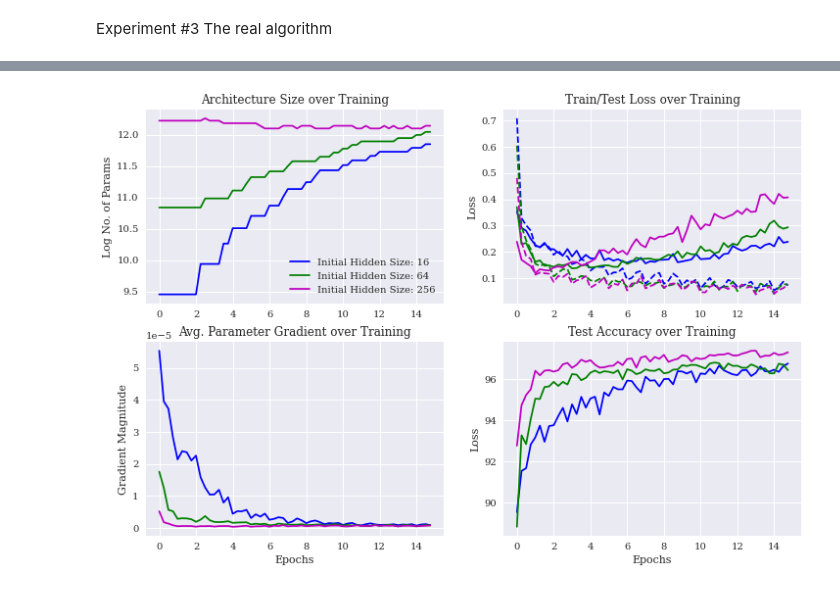
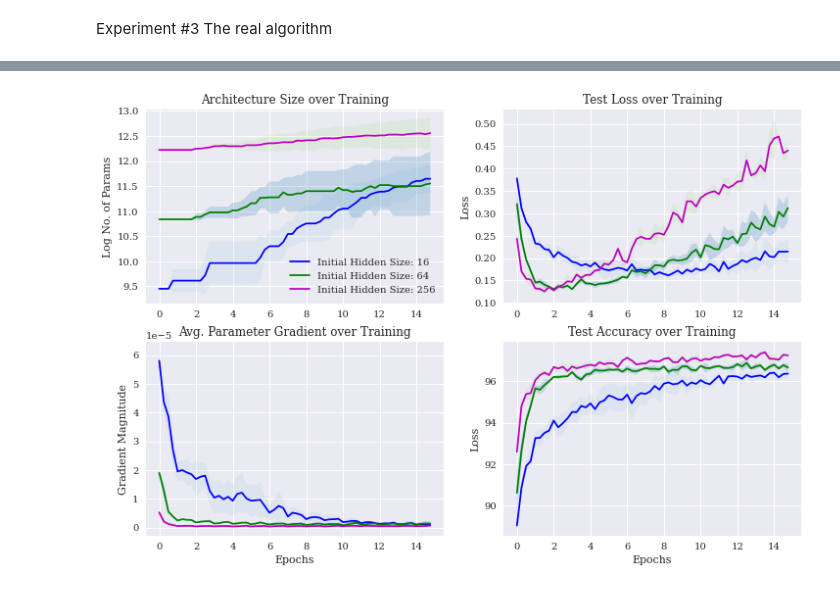
Before and after one commit to aguerra7002/AdaptableNNs, a Jupyter notebook: AdaptableNetworkTesting.ipynb, the cells around one changed output, grey strips where cells are left out. Saved outputs shown, nothing was run; the diff lists cells and outputs as text; code cells hidden in the pictures.

```diff
--- a/AdaptableNetworkTesting.ipynb
+++ b/AdaptableNetworkTesting.ipynb
@@ -122,8 +122,8 @@ tensor_transform = transforms.Compose([
 train_data = QMNIST('./data/', download=True, train=True, transform=tensor_transform)
 test_data = QMNIST('./data/', download=True, train=False, transform=tensor_transform)
 
-train_loader = DataLoader(train_data, batch_size=256, shuffle=True, num_workers=2)
-test_loader = DataLoader(test_data, batch_size=256, shuffle=True, num_workers=2)
+train_loader = DataLoader(train_data, batch_size=256, shuffle=True, num_workers=8)
+test_loader = DataLoader(test_data, batch_size=256, shuffle=True, num_workers=8)
 # %%
 def train_static_model(device, model, train_loader, test_loader, teststep = 125, eps=2e-4, logging = True):
 
@@ -449,11 +449,13 @@ def train_dynamic_model(device, model, train_loader, test_loader, teststep = 50,
 
     return acc_list, test_acc, loss_list, test_loss, model_size, grad_list
 # %%
-results3 = {}
+#results3 = {}
 num_epochs = 15
 hss = [16, 64, 256] # TODO: Add More
 for hs in hss:
-    for _ in range(3):
+    for i in range(3):
+        torch.manual_seed(i)
+        np.random.seed(i)
         model = AdaptableNet(device, 784, 10, hidden_size=[hs]).to(device)
         acc_list, test_acc, loss_list, test_loss, model_size, grads = train_dynamic_model(device, model, train_loader, test_loader, num_epochs=num_epochs, logging=True)
         if hs in results3.keys():
@@ -484,28 +465,64 @@ Epoch [3], Step [100/235], Train/Test Loss: 0.1884/0.2302, Train/Test Accuracy:
 # %%
 fig, ((axs1, axs2), (axs3, axs4)) = plt.subplots(2,2, figsize=(12,8))
 x_axis = np.arange(0,num_epochs, .25)
 # Plotting goes here
 color = ["b", "g", "m", "r"]
 keys = [16, 64, 256]
 for i, key in enumerate(keys):
+    acc_list_3 = []
+    test_acc_3 = []
+    loss_list_3 = []
+    test_loss_3 = []
+    model_size_3 = []
+    grads_3 = []
     for j in range(3):
-        pass
-    axs1.plot(x_axis, np.log(model_size), color[i], label='Initial Hidden Size: ' + str(key))
-    axs2.plot(x_axis, test_loss, color[i])
-    axs2.plot(x_axis, loss_list, color[i] + "--")
-    axs3.plot(x_axis, grads, color[i])
-    axs4.plot(x_axis, test_acc, color[i])
+        (acc_list, test_acc, loss_list, test_loss, model_size, grads) = results3[key][-j]
+        acc_list_3.append(acc_list)
+        test_acc_3.append(test_acc)
+        loss_list_3.append(loss_list)
+        test_loss_3.append(test_loss)
+        model_size_3.append(model_size)
+        grads_3.append(grads)
+
+    acc_list_mean = np.mean(acc_list_3, axis=0)
+    test_acc_mean = np.mean(test_acc_3, axis=0)
+    loss_list_mean = np.mean(loss_list_3, axis=0)
+    test_loss_mean = np.mean(test_loss_3, axis=0)
+    model_size_mean = np.mean(np.log(model_size_3), axis=0)
+    grads_mean = np.mean(grads_3, axis=0)
+
+    acc_list_std = np.std(acc_list_3, axis=0)
+    test_acc_std = np.std(test_acc_3, axis=0)
+    loss_list_std = np.std(loss_list_3, axis=0)
+    test_loss_std = np.std(test_loss_3, axis=0)
+    model_size_std = np.std(np.log(model_size_3), axis=0)
+    grads_std = np.std(grads_3, axis=0)
+
+    axs1.plot(x_axis, model_size_mean, color[i], label='Initial Hidden Size: ' + str(key))
+    axs1.fill_between(x_axis, model_size_mean - model_size_std, model_size_mean + model_size_std, alpha=0.2)
+
+    axs2.plot(x_axis, test_loss_mean, color[i])
+    axs2.fill_between(x_axis, test_loss_mean - test_loss_std, test_loss_mean + test_loss_std, alpha=0.2)
+
+#     axs2.plot(x_axis, loss_list, color[i] + "--")
+#     axs2.plot(x_axis, loss_list)
+
+    axs3.plot(x_axis, grads_mean, color[i])
+    axs3.fill_between(x_axis, grads_mean - grads_std, grads_mean + grads_std, alpha=0.2)
+
+    axs4.plot(x_axis, test_acc_mean, color[i])
+    axs4.fill_between(x_axis, test_acc_mean - test_acc_std, test_acc_mean + test_acc_std, alpha=0.2)
 
 # Formatting
 axs1.title.set_text("Architecture Size over Training")
-axs2.title.set_text("Train/Test Loss over Training")
+axs2.title.set_text("Test Loss over Training")
 axs3.title.set_text("Avg. Parameter Gradient over Training")
 axs4.title.set_text("Test Accuracy over Training")
 axs1.legend()
 axs1.set(ylabel="Log No. of Params")
 axs2.set(ylabel="Loss")
 axs3.set(xlabel='Epochs', ylabel="Gradient Magnitude")
 axs4.set(xlabel='Epochs', ylabel="Loss")
 fig.show()
 # %% [output]
-[figure, old version]
+[figure, new version]
```
Also changed, not shown: parts of 2 cells of this notebook.
